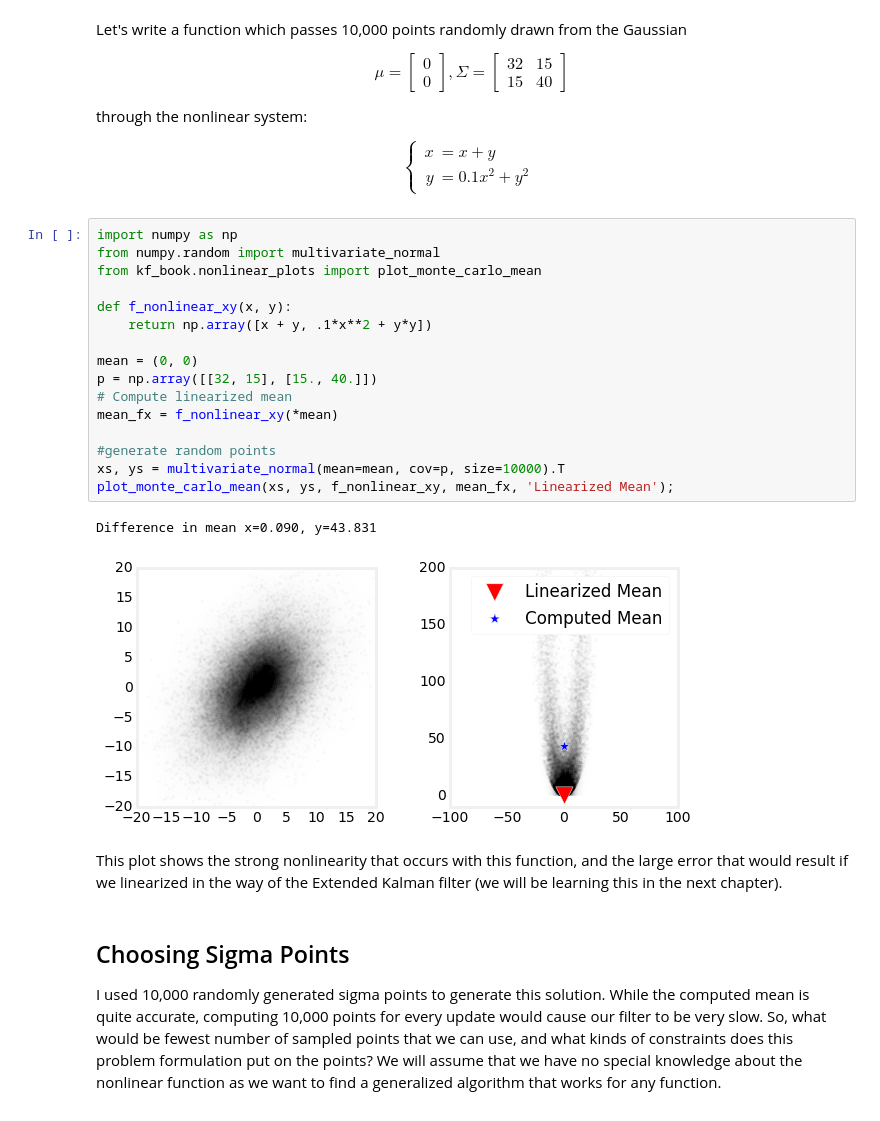
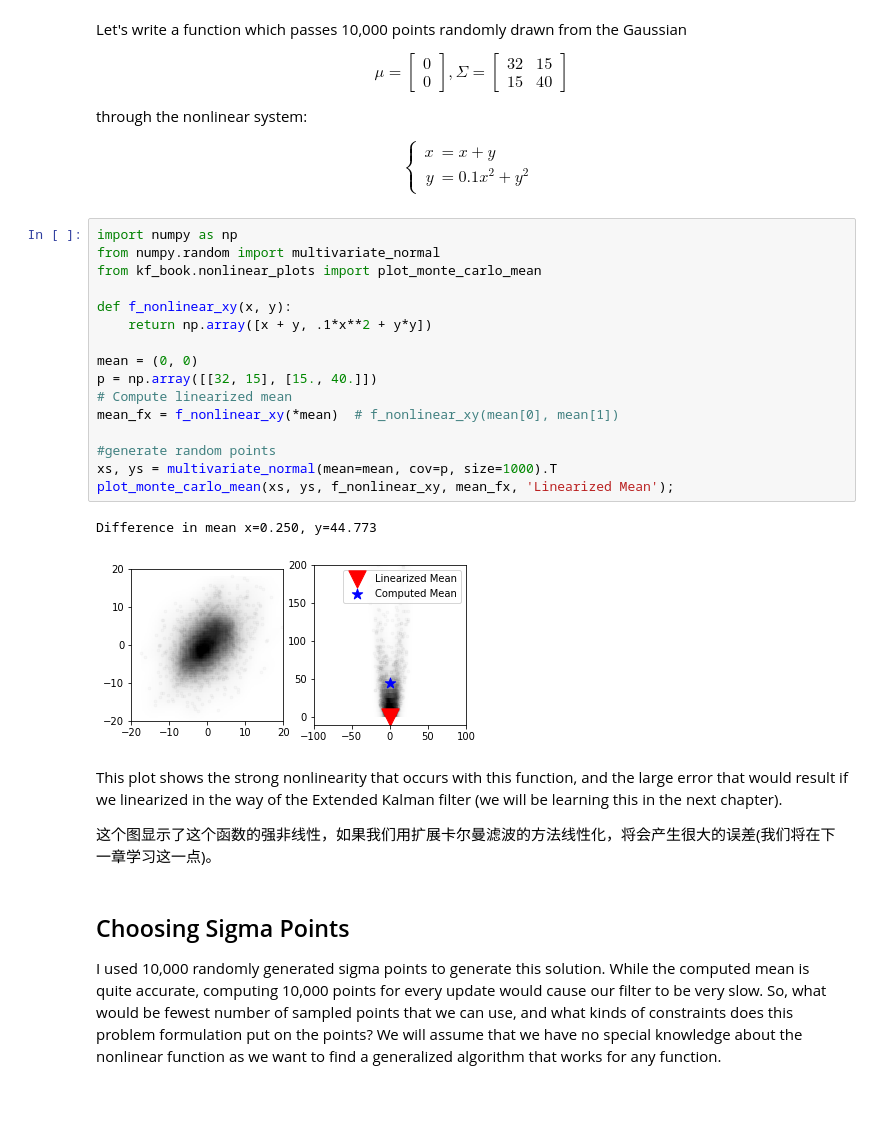
Before and after one commit to hanahimi/Kalman-and-Bayesian-Filters-in-Python, a Jupyter notebook: 10-Unscented-Kalman-Filter.ipynb, the cells around one changed output. Saved outputs shown, nothing was run; the diff lists cells and outputs as text.

```diff
--- a/10-Unscented-Kalman-Filter.ipynb
+++ b/10-Unscented-Kalman-Filter.ipynb
@@ -66,24 +66,26 @@ y &= 0.1x^2 + y^2\end{aligned} \end{cases}$$
 # %%
 import numpy as np
 from numpy.random import multivariate_normal
 from kf_book.nonlinear_plots import plot_monte_carlo_mean
 
 def f_nonlinear_xy(x, y):
     return np.array([x + y, .1*x**2 + y*y])
 
 mean = (0, 0)
 p = np.array([[32, 15], [15., 40.]])
 # Compute linearized mean
-mean_fx = f_nonlinear_xy(*mean)
+mean_fx = f_nonlinear_xy(*mean)  # f_nonlinear_xy(mean[0], mean[1])
 
 #generate random points
-xs, ys = multivariate_normal(mean=mean, cov=p, size=10000).T
+xs, ys = multivariate_normal(mean=mean, cov=p, size=1000).T
 plot_monte_carlo_mean(xs, ys, f_nonlinear_xy, mean_fx, 'Linearized Mean');
 # %% [output]
-Difference in mean x=0.090, y=43.831
+Difference in mean x=0.250, y=44.773
-[figure, old version]
+[figure, new version]
 # %% [markdown]
 This plot shows the strong nonlinearity that occurs with this function, and the large error that would result if we linearized in the way of the Extended Kalman filter (we will be learning this in the next chapter).
+
+这个图显示了这个函数的强非线性，如果我们用扩展卡尔曼滤波的方法线性化，将会产生很大的误差(我们将在下一章学习这一点)。
 # %% [markdown]
 ## Choosing Sigma Points
 
```
Also changed, not shown: parts of 3 cells of this notebook.
